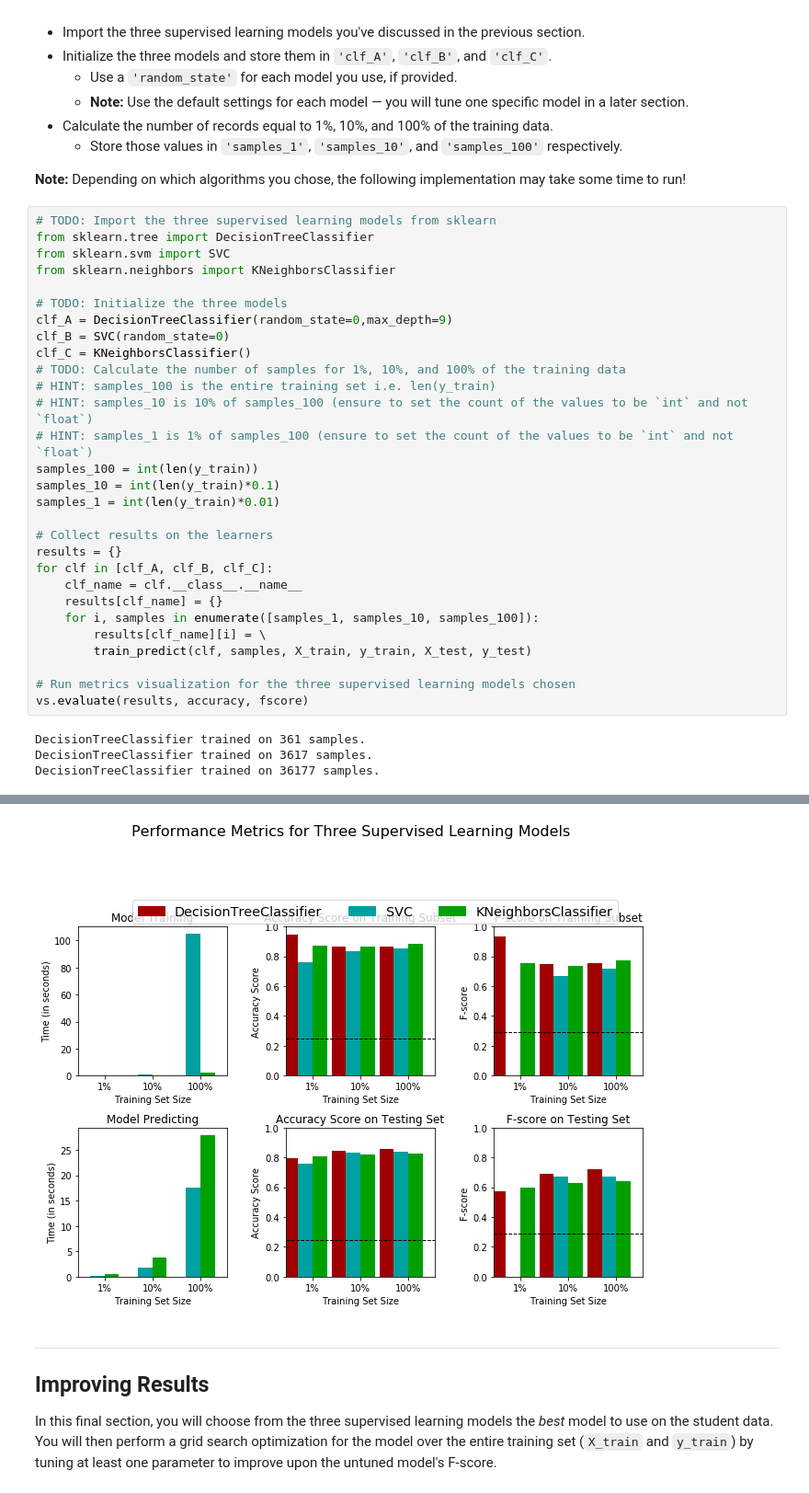
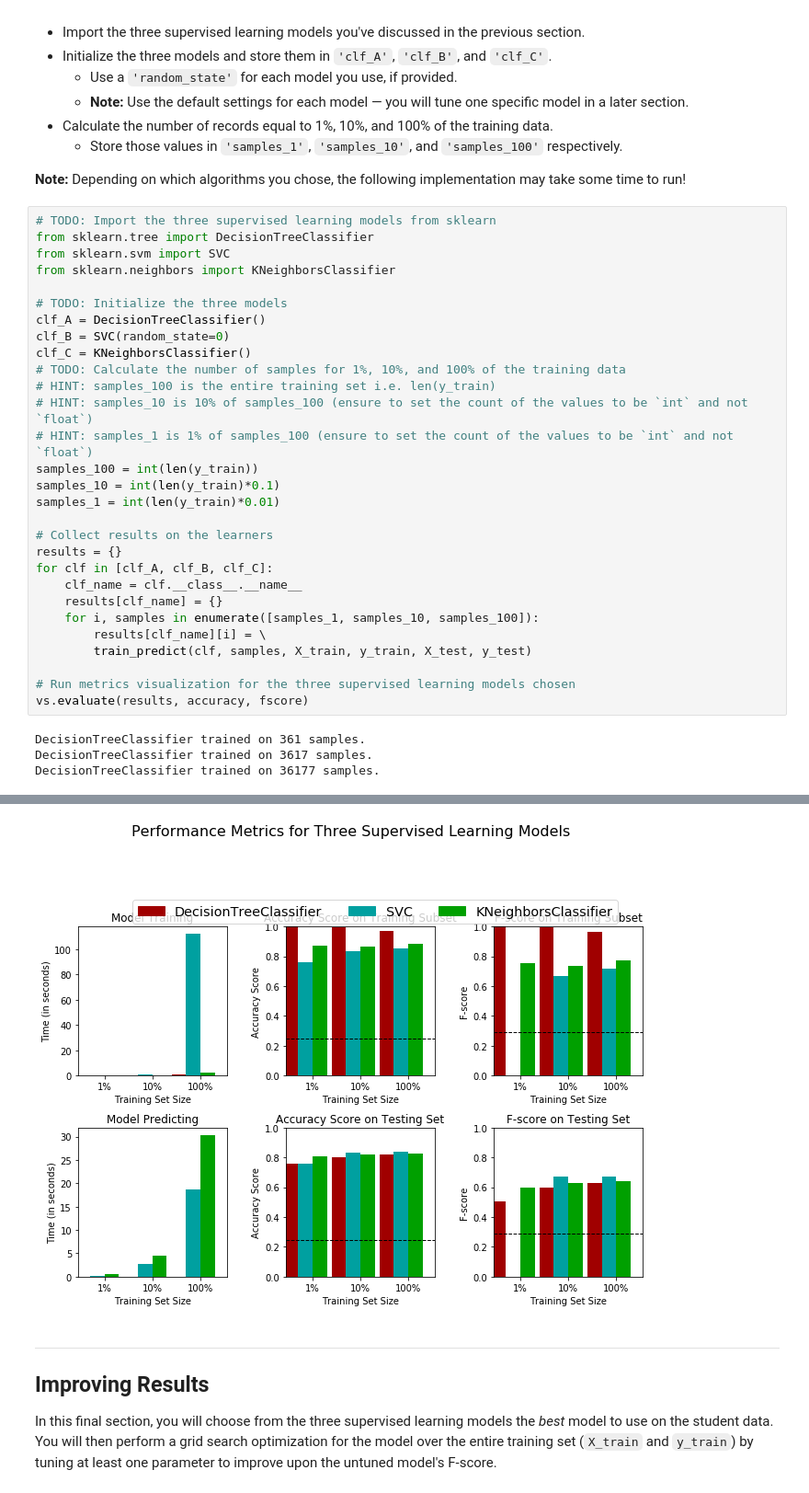
Before and after one commit to ahm320/finding_donors, a Jupyter notebook: finding_donors.ipynb, the cells around one changed output, grey strips where cells are left out. Shown at 92% size. Saved outputs shown, nothing was run; the diff lists cells and outputs as text.

```diff
--- a/finding_donors.ipynb
+++ b/finding_donors.ipynb
@@ -426,39 +426,39 @@ from sklearn.svm import SVC
 from sklearn.neighbors import KNeighborsClassifier
 
 # TODO: Initialize the three models
-clf_A = DecisionTreeClassifier(random_state=0,max_depth=9)
+clf_A = DecisionTreeClassifier()
 clf_B = SVC(random_state=0)
 clf_C = KNeighborsClassifier()
 # TODO: Calculate the number of samples for 1%, 10%, and 100% of the training data
 # HINT: samples_100 is the entire training set i.e. len(y_train)
 # HINT: samples_10 is 10% of samples_100 (ensure to set the count of the values to be `int` and not `float`)
 # HINT: samples_1 is 1% of samples_100 (ensure to set the count of the values to be `int` and not `float`)
 samples_100 = int(len(y_train))
 samples_10 = int(len(y_train)*0.1)
 samples_1 = int(len(y_train)*0.01)
 
 # Collect results on the learners
 results = {}
 for clf in [clf_A, clf_B, clf_C]:
     clf_name = clf.__class__.__name__
     results[clf_name] = {}
     for i, samples in enumerate([samples_1, samples_10, samples_100]):
         results[clf_name][i] = \
         train_predict(clf, samples, X_train, y_train, X_test, y_test)
 
 # Run metrics visualization for the three supervised learning models chosen
 vs.evaluate(results, accuracy, fscore)
 # %% [output]
 DecisionTreeClassifier trained on 361 samples.
 DecisionTreeClassifier trained on 3617 samples.
 DecisionTreeClassifier trained on 36177 samples.
 SVC trained on 361 samples.
 SVC trained on 3617 samples.
 SVC trained on 36177 samples.
 KNeighborsClassifier trained on 361 samples.
 KNeighborsClassifier trained on 3617 samples.
 KNeighborsClassifier trained on 36177 samples.
-[figure, old version]
+[figure, new version]
 # %% [markdown]
 ----
 ## Improving Results
```
Also changed, not shown: parts of 3 cells of this notebook, 1 other file.
